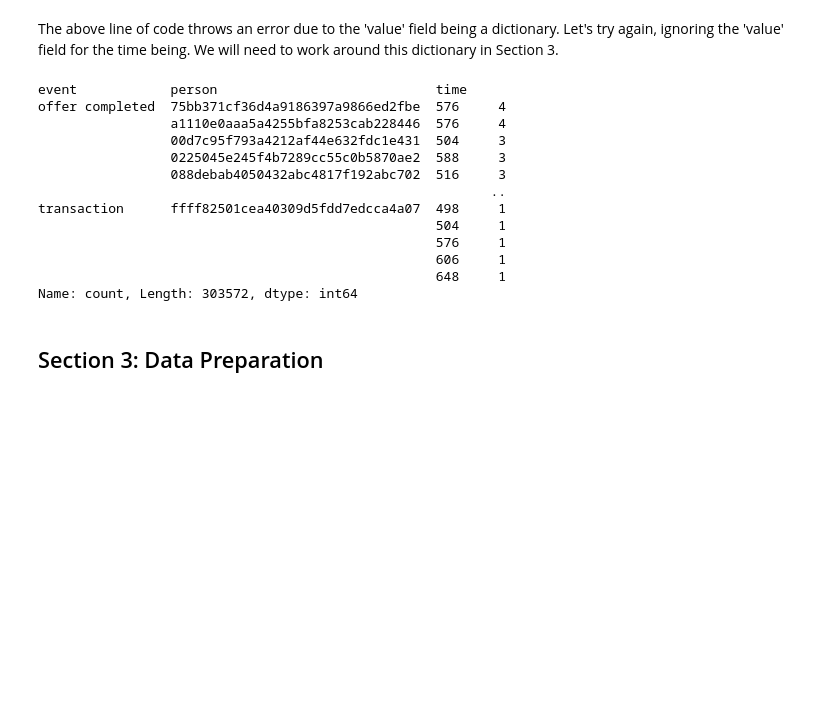
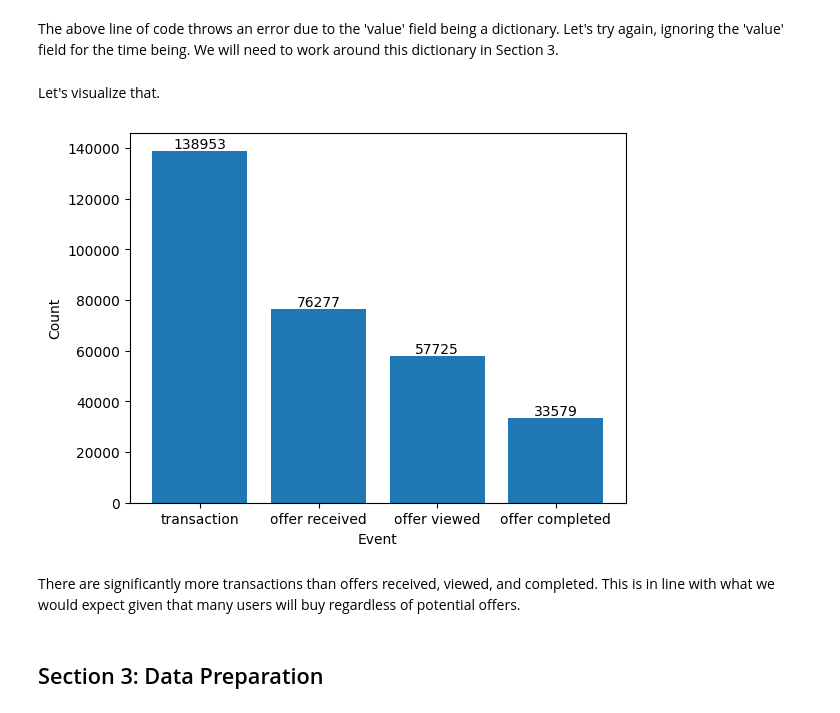
Before and after one commit to ewood242/Project_4_Capstone_Starbucks, a Jupyter notebook: Starbucks_Capstone_notebook.ipynb, the cells around one changed output. Drawn from its saved outputs; the diff is of its cells as text; code cells hidden in the pictures; blank space fills up the shorter version.

```diff
--- a/Starbucks_Capstone_notebook.ipynb
+++ b/Starbucks_Capstone_notebook.ipynb
@@ -236,21 +277,19 @@ max       714.000000
 # %% [markdown]
 The above line of code throws an error due to the 'value' field being a dictionary. Let's try again, ignoring the 'value' field for the time being. We will need to work around this dictionary in Section 3.
 # %%
-transcript[['person', 'time']].groupby(transcript['event']).value_counts()
+events = transcript['event'].value_counts()
-# %% [output]
-event            person                            time
-offer completed  75bb371cf36d4a9186397a9866ed2fbe  576     4
-                 a1110e0aaa5a4255bfa8253cab228446  576     4
-                 00d7c95f793a4212af44e632fdc1e431  504     3
-                 0225045e245f4b7289cc55c0b5870ae2  588     3
-                 088debab4050432abc4817f192abc702  516     3
-                                                          ..
-transaction      ffff82501cea40309d5fdd7edcca4a07  498     1
-                                                   504     1
-                                                   576     1
-                                                   606     1
-                                                   648     1
-Name: count, Length: 303572, dtype: int64
+# %% [markdown]
+Let's visualize that.
+# %%
+plt.bar(events.index, events.values)
+plt.xlabel('Event')
+plt.ylabel('Count')
+for i in range(len(events.index)):
+    plt.text(i, events.values[i], str(events.values[i]), ha='center', va='bottom')
+# %% [output]
+[figure, added]
+# %% [markdown]
+There are significantly more transactions than offers received, viewed, and completed. This is in line with what we would expect given that many users will buy regardless of potential offers.
 # %% [markdown]
 ## Section 3: Data Preparation
 # %% [markdown]
```
Also changed, not shown: parts of 14 cells of this notebook.
